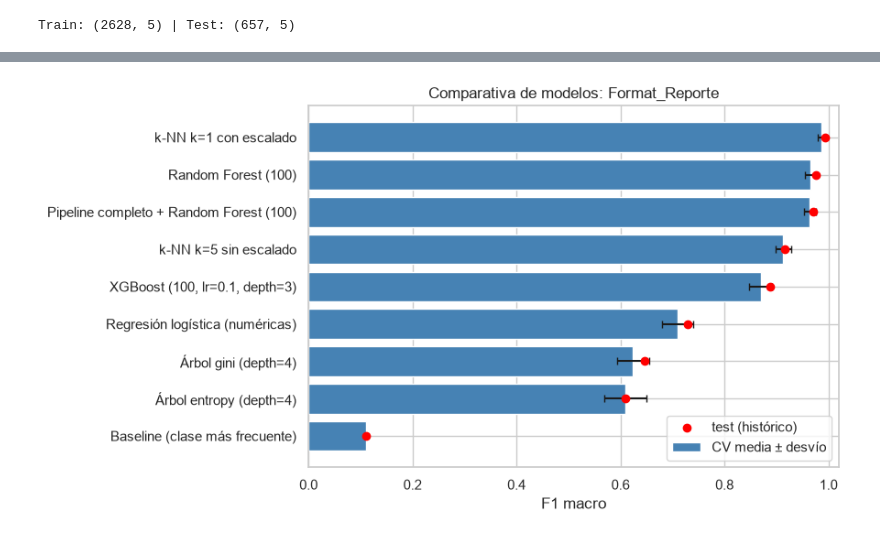
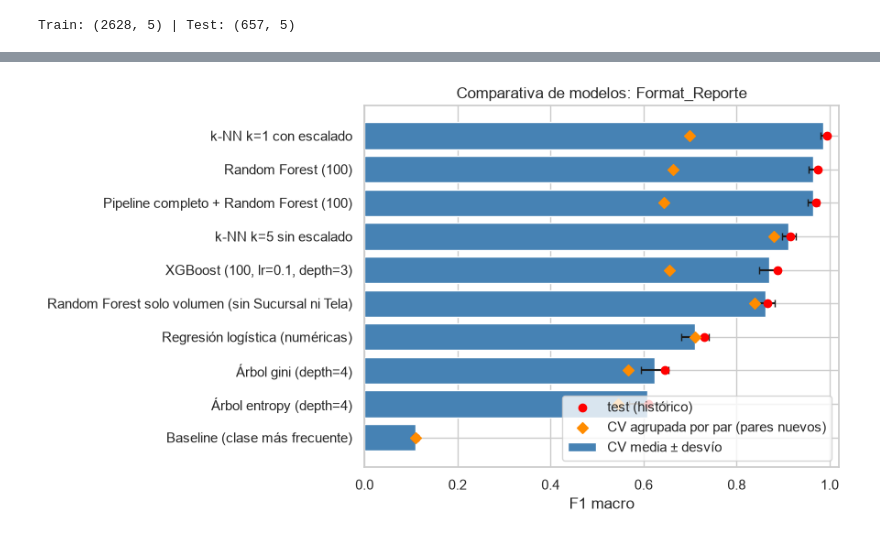
Before and after one commit to francosalama/paa-integrador-ortelana, a Jupyter notebook: actividad_13.ipynb, the cells around one changed output, grey strips where cells are left out. Saved outputs shown, nothing was run; the diff lists cells and outputs as text; code cells hidden in the pictures.

```diff
--- a/actividad_13.ipynb
+++ b/actividad_13.ipynb
@@ -88,5 +95,5 @@ cv10 = StratifiedKFold(n_splits=10, shuffle=True, random_state=RANDOM_STATE)
 # %%
-# 13.1 Tabla completa: F1 macro de CV (10 folds, train) + métrica de test histórica
+# 13.1 Tabla completa: F1 macro de CV (10 folds, train), CV agrupada por par (5 folds, train) y test histórico
 modelos = {
     "Baseline (clase más frecuente)": DummyClassifier(strategy="most_frequent"),
     "Regresión logística (numéricas)": logit,
@@ -94,32 +101,35 @@ modelos = {
     "Árbol entropy (depth=4)": crear_pipeline(DecisionTreeClassifier(criterion="entropy", max_depth=4, random_state=RANDOM_STATE)),
     "Random Forest (100)": crear_pipeline(RandomForestClassifier(n_estimators=100, random_state=RANDOM_STATE, n_jobs=-1)),
     "Pipeline completo + Random Forest (100)": crear_pipeline_completo(RandomForestClassifier(n_estimators=100, random_state=RANDOM_STATE, n_jobs=-1)),
+    "Random Forest solo volumen (sin Sucursal ni Tela)": Pipeline([
+        ("prep", ColumnTransformer([("num", SimpleImputer(strategy="median"), num_cols)])),
+        ("modelo", RandomForestClassifier(n_estimators=100, random_state=RANDOM_STATE, n_jobs=-1))]),
     "k-NN k=5 sin escalado": crear_pipeline(KNeighborsClassifier(n_neighbors=5)),
-    "k-NN k=1 con escalado": crear_pipeline_completo(KNeighborsClassifier(n_neighbors=1)),   # k elegido en la actividad 11
+    "k-NN k=1 con escalado": crear_pipeline_completo(KNeighborsClassifier(n_neighbors=1), escalar=True),   # k elegido en la actividad 11
 }
 
-filas = []
-for nombre, modelo in modelos.items():
+def evaluar(modelo, y_entrenamiento, decodificar=lambda pred: pred):
+    """CV estratificada aleatoria, CV agrupada por par y métrica de test histórica."""
     inicio = time.perf_counter()
-    scores = cross_val_score(modelo, X_train, y_train, cv=cv10, scoring="f1_macro")
+    scores = cross_val_score(modelo, X_train, y_entrenamiento, cv=cv10, scoring="f1_macro")
     tiempo = time.perf_counter() - inicio
-    pred = modelo.fit(X_train, y_train).predict(X_test)
-    filas.append({"Modelo": nombre, "F1 macro CV media": scores.mean(), "F1 macro CV desvío": scores.std(),
-                  "F1 macro test": f1_score(y_test, pred, average="macro"),
-                  "Accuracy test": accuracy_score(y_test, pred), "Tiempo CV (s)": tiempo})
+    scores_grupo = cross_val_score(modelo, X_train, y_entrenamiento, cv=cv_grupos, groups=grupos, scoring="f1_macro")
+    pred = decodificar(modelo.fit(X_train, y_entrenamiento).predict(X_test))
+    return {"F1 macro CV media": scores.mean(), "F1 macro CV desvío": scores.std(),
+            "F1 macro CV por grupos (pares nuevos)": scores_grupo.mean(),
+            "F1 macro test": f1_score(y_test, pred, average="macro"),
+            "Accuracy test": accuracy_score(y_test, pred), "Tiempo CV (s)": tiempo}
+
+filas = [{"Modelo": nombre, **evaluar(modelo, y_train)} for nombre, modelo in modelos.items()]
 
 # XGBoost va aparte porque necesita las clases como números
 codificador = LabelEncoder().fit(y_train)
 xgb = crear_pipeline(XGBClassifier(n_estimators=100, learning_rate=0.1, max_depth=3,
                                    random_state=RANDOM_STATE, n_jobs=-1, eval_metric="mlogloss"))
-inicio = time.perf_counter()
-scores = cross_val_score(xgb, X_train, codificador.transform(y_train), cv=cv10, scoring="f1_macro")
-tiempo = time.perf_counter() - inicio
-pred = codificador.inverse_transform(xgb.fit(X_train, codificador.transform(y_train)).predict(X_test))
-filas.append({"Modelo": "XGBoost (100, lr=0.1, depth=3)", "F1 macro CV media": scores.mean(),
-              "F1 macro CV desvío": scores.std(), "F1 macro test": f1_score(y_test, pred, average="macro"),
-              "Accuracy test": accuracy_score(y_test, pred), "Tiempo CV (s)": tiempo})
+filas.append({"Modelo": "XGBoost (100, lr=0.1, depth=3)",
+              **evaluar(xgb, codificador.transform(y_train), codificador.inverse_transform)})
 
 tabla = pd.DataFrame(filas).set_index("Modelo").sort_values("F1 macro CV media", ascending=False)
+tabla["caída al pasar a pares nuevos"] = tabla["F1 macro CV media"] - tabla["F1 macro CV por grupos (pares nuevos)"]
 tabla.round(4)
 # %% [output]
@@ -137,16 +148,18 @@ tabla.round(4)
 # %%
 # 13.2 Visualización de la comparativa (media ± desvío de CV y test)
 orden = tabla.sort_values("F1 macro CV media")
 plt.figure(figsize=(9, 5))
 plt.barh(orden.index, orden["F1 macro CV media"], xerr=orden["F1 macro CV desvío"], color="steelblue",
          capsize=3, label="CV media ± desvío")
 plt.scatter(orden["F1 macro test"], orden.index, color="red", zorder=3, label="test (histórico)")
+plt.scatter(orden["F1 macro CV por grupos (pares nuevos)"], orden.index, color="darkorange", marker="D", zorder=3,
+            label="CV agrupada por par (pares nuevos)")
 plt.title("Comparativa de modelos: Format_Reporte")
 plt.xlabel("F1 macro")
 plt.xlim(0, 1.02)
 plt.legend(loc="lower right")
 plt.tight_layout()
 plt.show()
 # %% [output]
-[figure, old version]
+[figure, new version]
 # %%
```
Also changed, not shown: parts of 5 cells of this notebook, 18 other files.
